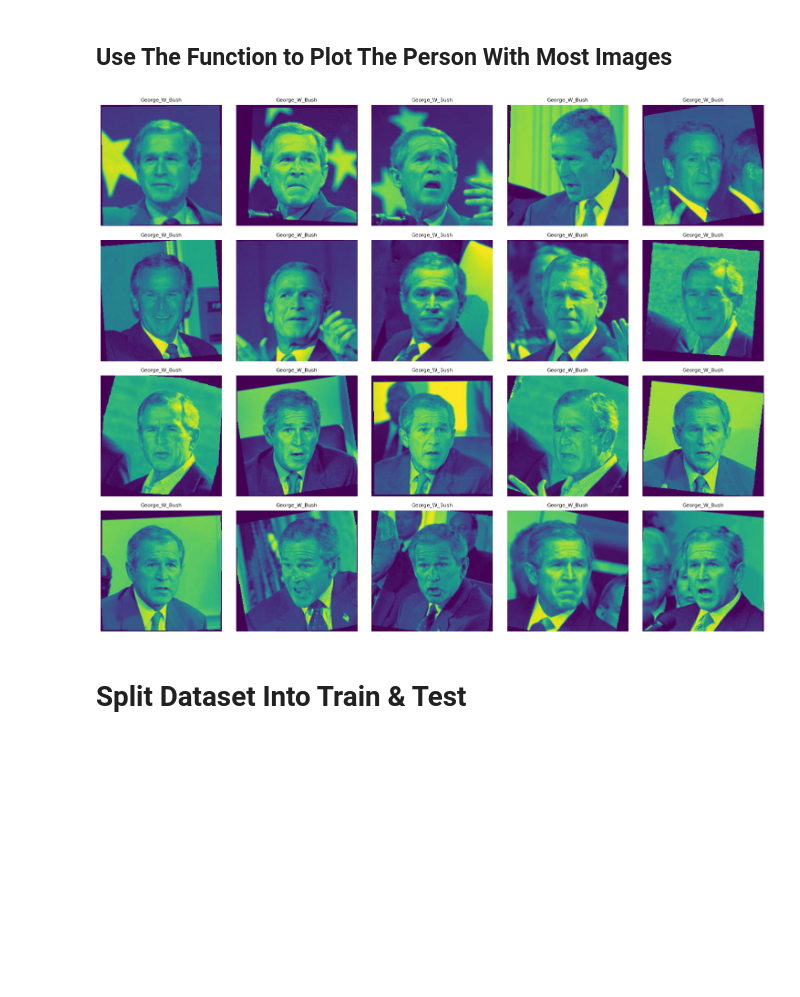
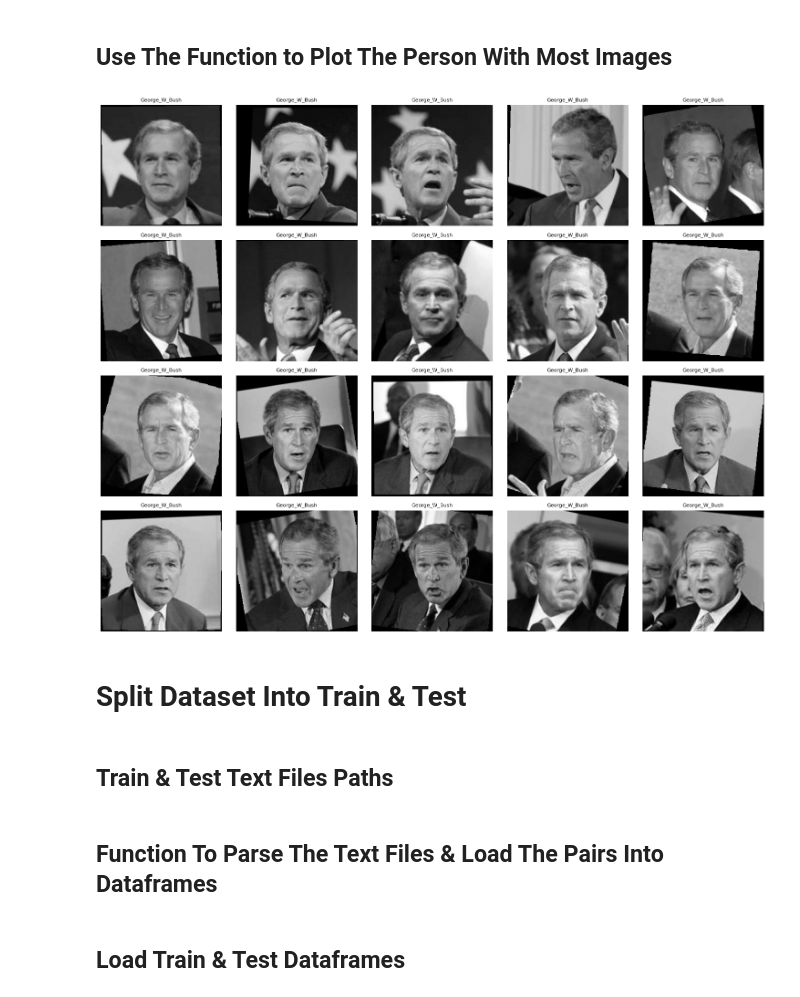
Before and after one commit to liav2002/One-Shot-Facial-Recognition, a Jupyter notebook: notebooks/EDA.ipynb, the cells around one changed output. Cells and saved outputs as stored; diff of their text form; code cells hidden in the pictures; blank space fills up the shorter version.

Commit message:
split dataset into train & test, another EDA on Train dataset added to the notebook.

```diff
--- a/notebooks/EDA.ipynb
+++ b/notebooks/EDA.ipynb
@@ -22,7 +24,7 @@ def load_dataset_info(data_path):
         if os.path.isdir(person_dir):
             images = os.listdir(person_dir)
             for image in images:
-                dataset_info.append({"person": person_name, "image_path": os.path.join(person_dir, image)})
+                dataset_info.append({"person": str(person_name), "image_path": str(os.path.join(person_dir, image))})
     return pd.DataFrame(dataset_info)
 # %% [markdown]
 ## Use the funciton to load dataset
@@ -141,15 +147,19 @@ def plot_person_images(dataframe, person_name, max_images=20):
 
     num_images = min(max_images, len(person_df))
     images_per_row = 5
-    num_rows = math.ceil(num_images / images_per_row)
+    num_rows = 1 if num_images <= images_per_row else math.ceil(num_images / images_per_row)
 
     fig, axs = plt.subplots(num_rows, images_per_row, figsize=(15, 3 * num_rows))
-    axs = axs.flatten() if num_rows > 1 else [axs]
+
+    if num_rows == 1:
+        axs = axs if isinstance(axs, (list, np.ndarray)) else [axs]
+    else:
+        axs = axs.flatten()
 
     for i, (idx, row) in enumerate(person_df.head(num_images).iterrows()):
         image_path = row['image_path']
         image = plt.imread(image_path)
-        axs[i].imshow(image)
+        axs[i].imshow(image, cmap='gray', vmin=0, vmax=255)
         axs[i].axis('off')
         axs[i].set_title(f"{row['person']}", fontsize=8)
 
@@ -162,8 +172,10 @@ def plot_person_images(dataframe, person_name, max_images=20):
 ## Use The Function to Plot The Person With Most Images
 # %%
 person_with_most_images = class_counts.idxmax()
-plot_person_images(dataset_df, person_with_most_images)
+plot_person_images(dataset_df, person_with_most_images[0])
 # %% [output]
-[figure, old version]
+[figure, new version]
 # %% [markdown]
 # Split Dataset Into Train & Test
+# %% [markdown]
+## Train & Test Text Files Paths
@@ -169,0 +185,2 @@ plot_person_images(dataset_df, person_with_most_images)
+# %% [markdown]
+## Function To Parse The Text Files & Load The Pairs Into Dataframes
@@ -169,0 +226,2 @@ plot_person_images(dataset_df, person_with_most_images)
+# %% [markdown]
+## Load Train & Test Dataframes
```
Also changed, not shown: parts of 32 cells of this notebook, 1 other file.
